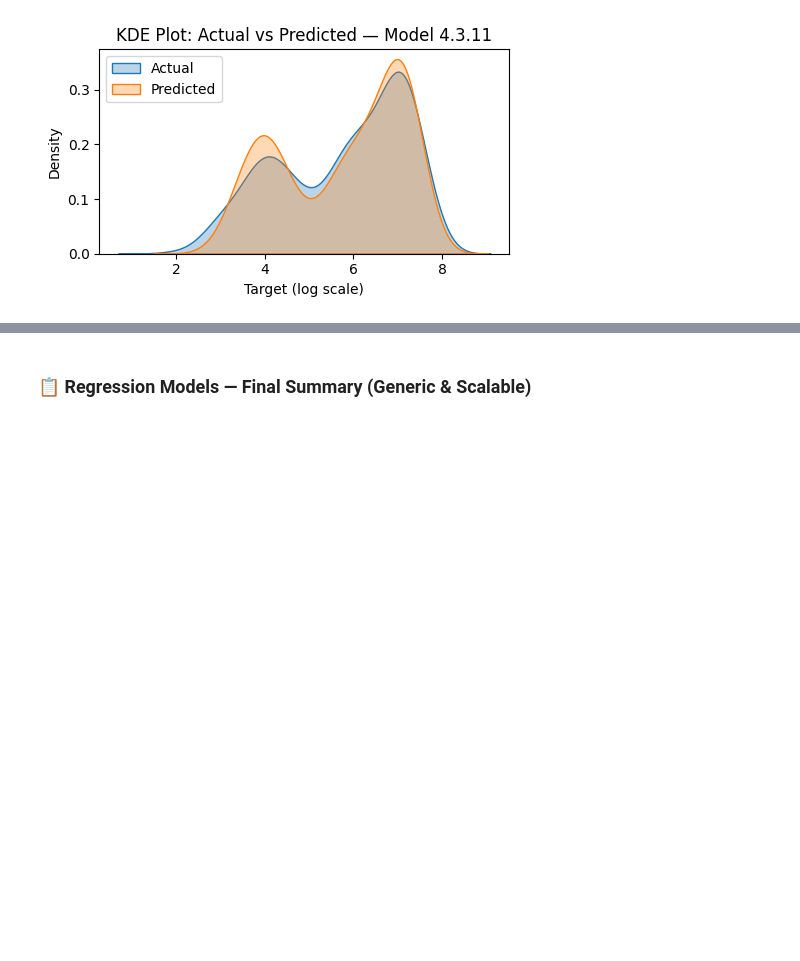
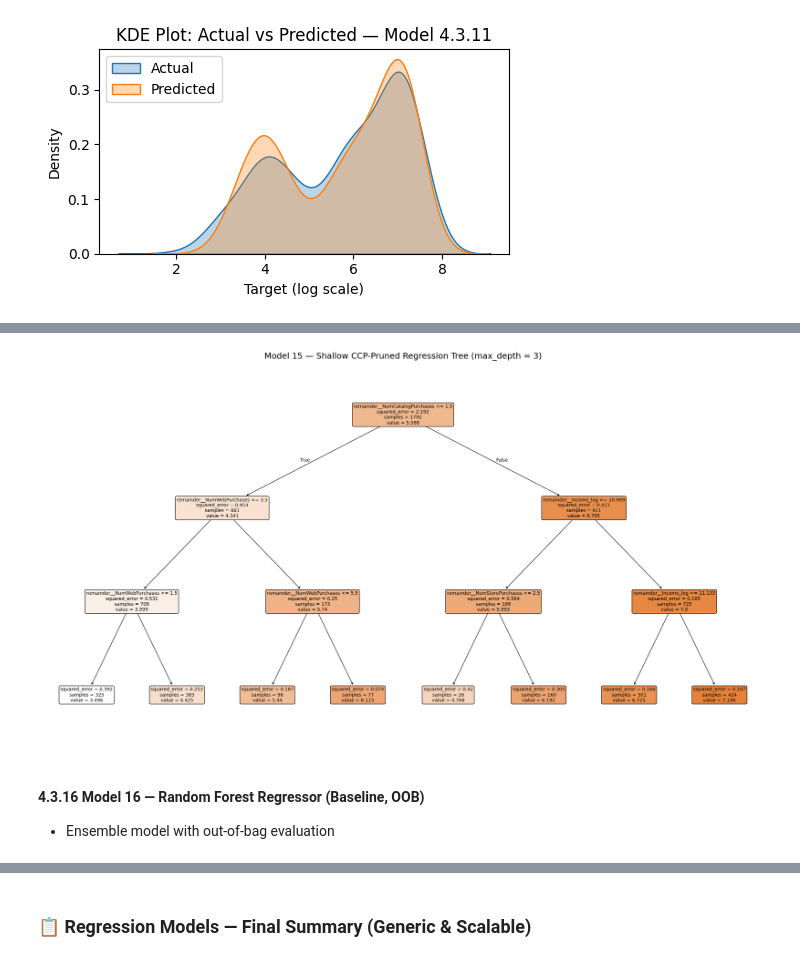
Before and after one commit to NazilaFazeli/Customer_Personality_Analysis, a Jupyter notebook: eda_modeling.ipynb, the cells around one changed output, grey strips where cells are left out. Saved outputs shown, nothing was run; the diff lists cells and outputs as text; code cells hidden in the pictures; blank space fills up the shorter version.

```diff
--- a/eda_modeling.ipynb
+++ b/eda_modeling.ipynb
@@ -3249,0 +4020,56 @@ plt.show()
+# %%
+# ============================================================
+# Optional — Visualize a shallow version of Model 15 (depth = 3)
+# ============================================================
+
+from sklearn.tree import plot_tree
+from sklearn.tree import DecisionTreeRegressor
+import matplotlib.pyplot as plt
+
+# ------------------------------------------------------------
+# 1) Get fitted preprocessor and tree from Model 15
+# ------------------------------------------------------------
+prep = pipe_tree_fixed.named_steps["pre"]
+tree_final = pipe_tree_fixed.named_steps["tree"]
+
+# Feature names after preprocessing (numeric + OHE)
+feature_names = prep.get_feature_names_out()
+
+# ------------------------------------------------------------
+# 2) Build a shallow tree using the SAME ccp_alpha
+# ------------------------------------------------------------
+shallow_tree = DecisionTreeRegressor(
+    random_state=42,
+    ccp_alpha=tree_final.ccp_alpha,   # same pruning strength
+    max_depth=3                       # force interpretability
+)
+
+# ------------------------------------------------------------
+# 3) Fit shallow tree on transformed training data
+# ------------------------------------------------------------
+X_train_trans = prep.transform(X_train)
+shallow_tree.fit(X_train_trans, y_train)
+
+# ------------------------------------------------------------
+# 4) Plot the shallow tree
+# ------------------------------------------------------------
+plt.figure(figsize=(22, 12))
+plot_tree(
+    shallow_tree,
+    feature_names=feature_names,
+    filled=True,
+    rounded=True,
+    fontsize=10
+)
+plt.title(
+    "Model 15 — Shallow CCP-Pruned Regression Tree (max_depth = 3)",
+    fontsize=18,
+    pad=20
+)
+plt.tight_layout()
+plt.show()
+# %% [output]
+[figure, added]
+# %% [markdown]
+#### 4.3.16 Model 16 — Random Forest Regressor (Baseline, OOB)
+- Ensemble model with out-of-bag evaluation
```
Also changed, not shown: parts of 32 cells of this notebook.
